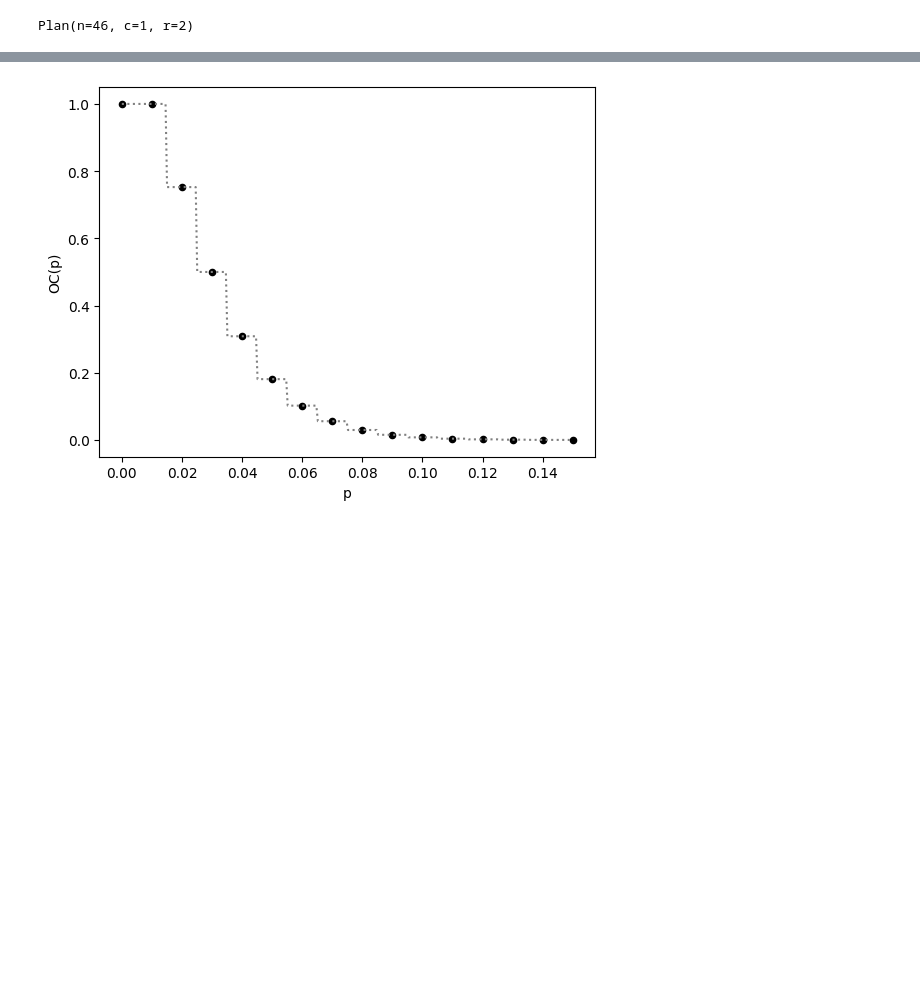
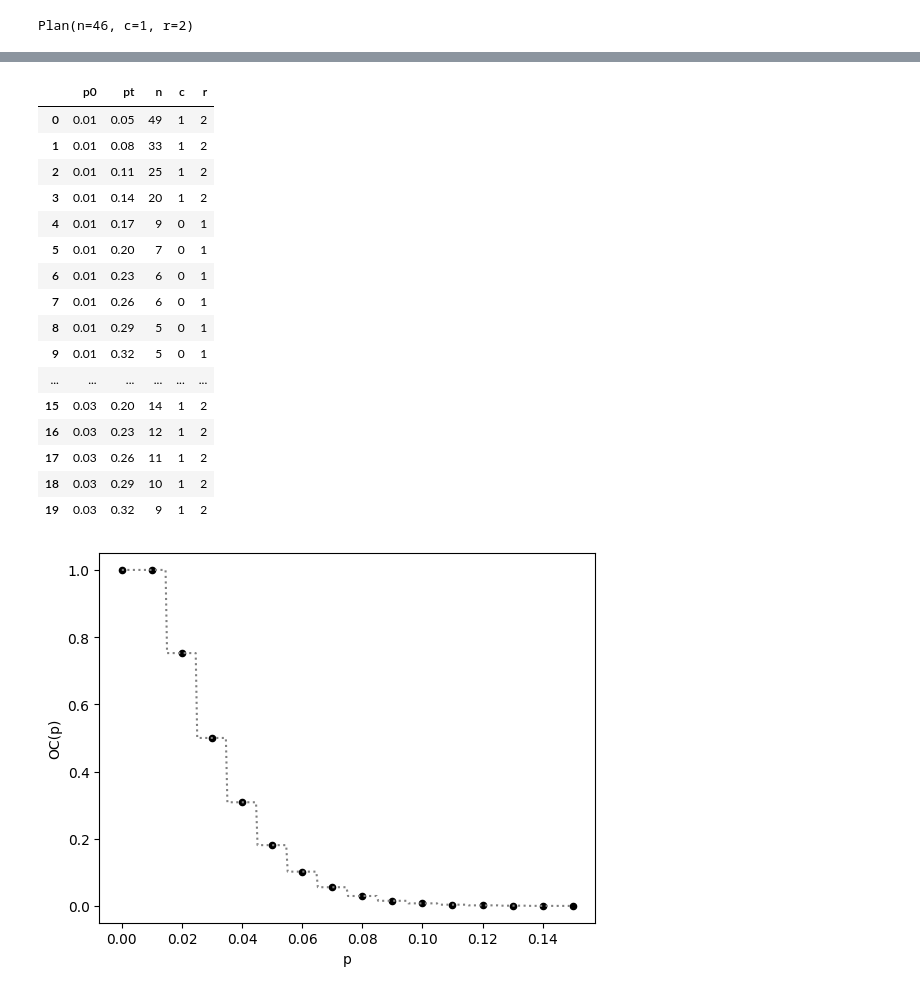
Before and after one commit to gedeck/mistat-code-solutions, a Jupyter notebook: IndustrialStatistics/notebooks/Chap011.ipynb, the cells around one changed output, grey strips where cells are left out. Cells and saved outputs as stored; diff of their text form; code cells hidden in the pictures; blank space fills up the shorter version.

```diff
--- a/IndustrialStatistics/notebooks/Chap011.ipynb
+++ b/IndustrialStatistics/notebooks/Chap011.ipynb
@@ -103,13 +114,32 @@ def latexTable(result):
 # %%
 p0 = np.array([*[0.01] * 10, *[0.03] * 10])
 pt = np.linspace(0.05, 0.32, 10)
 pt = np.array([*pt, *pt])
 
 result = []
 for p0i, pti in zip(p0, pt):
     result.append([p0i, pti, *findPlan(PRP=(p0i, 0.90), CRP=(pti, 0.20),
                    oc_type="hypergeom", N=100)])
 result = pd.DataFrame(result, columns=['p0', 'pt', 'n', 'c', 'r'])
+result
+# %% [output]
+|  | p0 | pt | n | c | r |
+| 0 | 0.01 | 0.05 | 49 | 1 | 2 |
+| 1 | 0.01 | 0.08 | 33 | 1 | 2 |
+| 2 | 0.01 | 0.11 | 25 | 1 | 2 |
+| 3 | 0.01 | 0.14 | 20 | 1 | 2 |
+| 4 | 0.01 | 0.17 | 9 | 0 | 1 |
+| 5 | 0.01 | 0.20 | 7 | 0 | 1 |
+| 6 | 0.01 | 0.23 | 6 | 0 | 1 |
+| 7 | 0.01 | 0.26 | 6 | 0 | 1 |
+| 8 | 0.01 | 0.29 | 5 | 0 | 1 |
+| 9 | 0.01 | 0.32 | 5 | 0 | 1 |
+| ... | ... | ... | ... | ... | ... |
+| 15 | 0.03 | 0.20 | 14 | 1 | 2 |
+| 16 | 0.03 | 0.23 | 12 | 1 | 2 |
+| 17 | 0.03 | 0.26 | 11 | 1 | 2 |
+| 18 | 0.03 | 0.29 | 10 | 1 | 2 |
+| 19 | 0.03 | 0.32 | 9 | 1 | 2 |
 # %%
 from mistat.acceptanceSampling import OperatingCharacteristics2c
 
```
Also changed, not shown: parts of 9 cells of this notebook, 57 other files.
